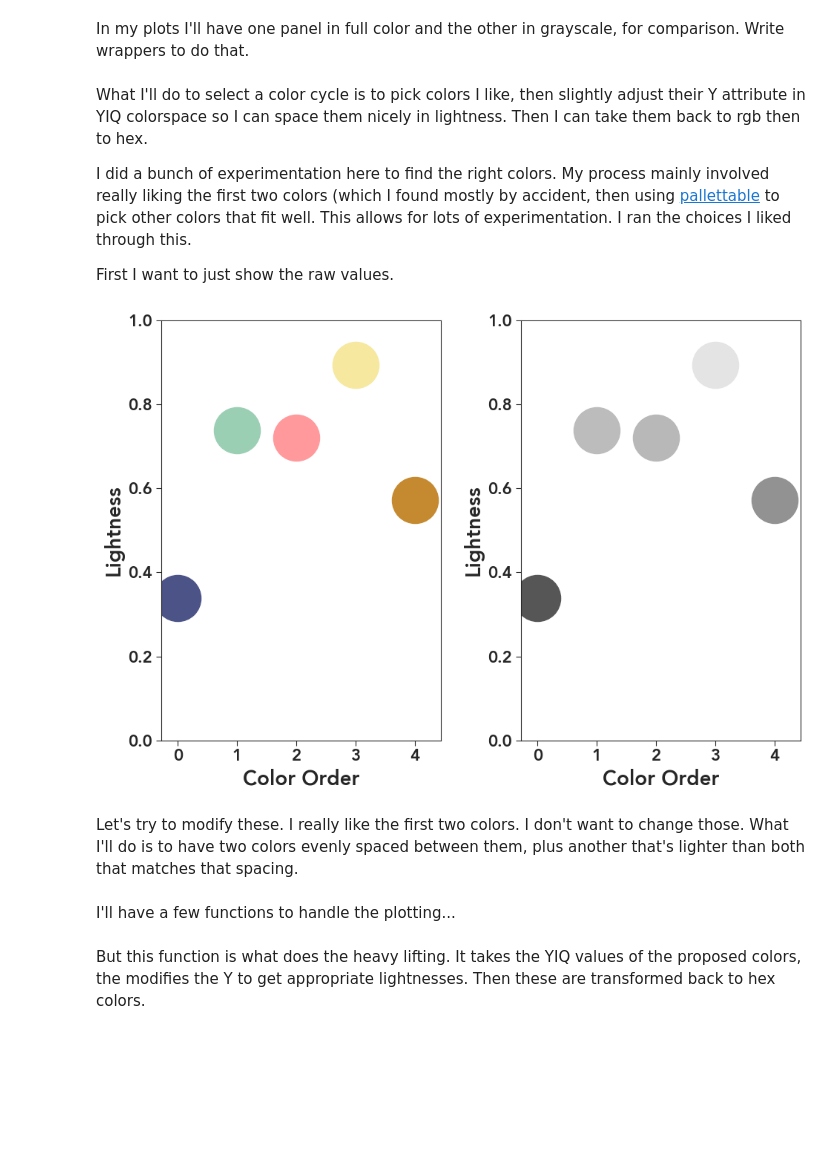
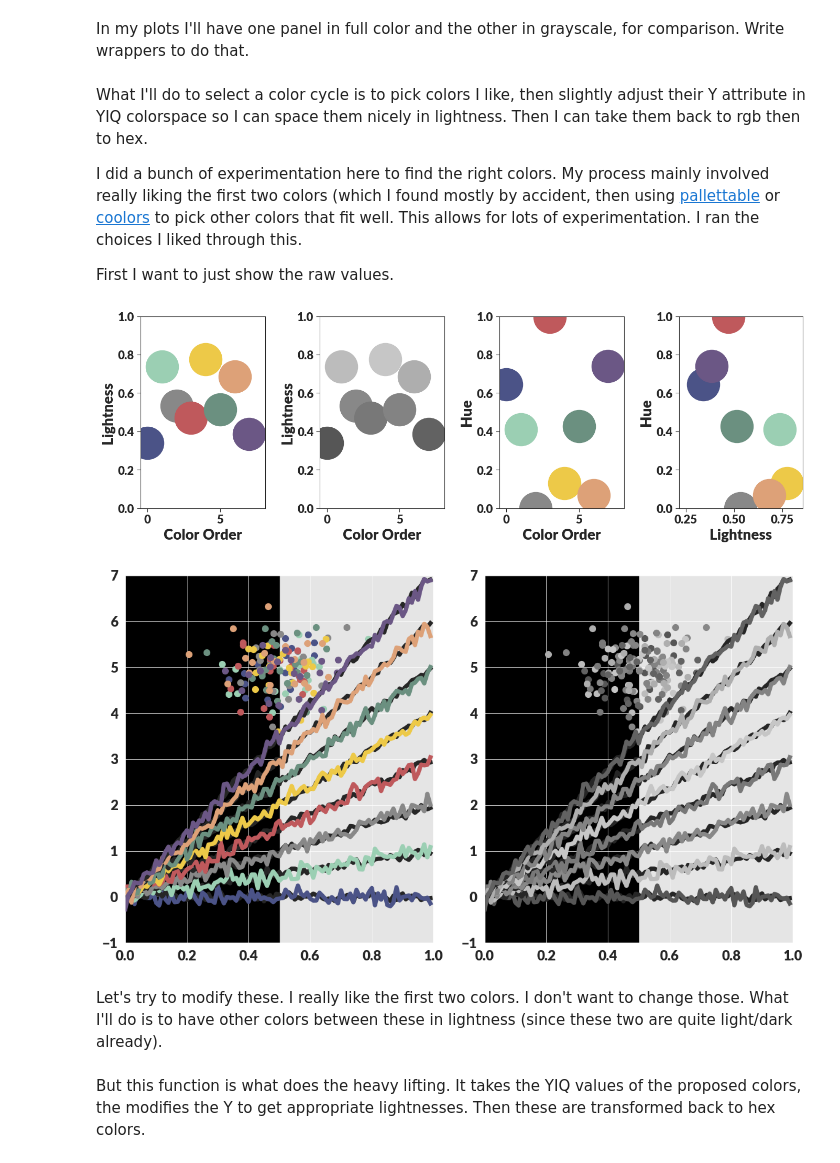
Before and after one commit to gillenbrown/betterplotlib, a Jupyter notebook: docs/colorcycle.ipynb, the cells around one changed output. Drawn from its saved outputs; the diff is of its cells as text; code cells hidden in the pictures; blank space fills up the shorter version.

Commit message:
new color cycle
required updating baseline images

```diff
--- a/docs/colorcycle.ipynb
+++ b/docs/colorcycle.ipynb
@@ -16,7 +16,7 @@ from matplotlib import colors as mpl_col
 import colorsys
 from PIL import Image
 
-bpl.presentation_style()
+bpl.set_style()
 # %% [markdown]
 I want to see what things turned to grayscale are like, which I can do with some conversions. The YIQ colorspace has visual lightness as one of the attributes, so I'll use that directly.
 # %%
@@ -26,6 +26,11 @@ def hex_to_yiq(hex_color):
 
 def hex_to_luma(hex_color):
     return hex_to_yiq(hex_color)[0]
+
+def hex_to_hue(hex_color):
+    rgb = mpl_col.hex2color(hex_color)
+    hsv = mpl_col.rgb_to_hsv(rgb)
+    return hsv[0]
 # %%
 def yiq_to_hex(y, i, q):
     rgb = colorsys.yiq_to_rgb(y, i, q)
@@ -45,6 +103,6 @@ def plot_color_and_bw(x, y, c, lw, axs):
 # %% [markdown]
 What I'll do to select a color cycle is to pick colors I like, then slightly adjust their Y attribute in YIQ colorspace so I can space them nicely in lightness. Then I can take them back to rgb then to hex.
 
-I did a bunch of experimentation here to find the right colors. My process mainly involved really liking the first two colors (which I found mostly by accident, then using [pallettable](https://www.palettable.io) to pick other colors that fit well. This allows for lots of experimentation. I ran the choices I liked through this.
+I did a bunch of experimentation here to find the right colors. My process mainly involved really liking the first two colors (which I found mostly by accident, then using [pallettable](https://www.palettable.io) or [coolors](https://coolors.co) to pick other colors that fit well. This allows for lots of experimentation. I ran the choices I liked through this.
 
 First I want to just show the raw values.
@@ -53,13 +109,23 @@ proposed_cycle = ["#4B5387", '#9BCFB3',  "#FF999C", "#F6E89E", "#C58A2F"]
-# %%
-fig, axs = bpl.subplots(ncols=2)
-for idx, c in enumerate(proposed_cycle):
-    l = hex_to_luma(c)
-    scatter_color_and_bw([idx], [l], c, 2000, axs)
-
-for ax in axs:
-    ax.set_limits(y_min=0, y_max=1)
-    ax.add_labels("Color Order", "Lightness")
-# %% [output]
-[figure, removed]
+# %%
+turquoise = '#9BCFB3'
+dark_blue = "#4B5387"
+red = "#BF595C"
+gray = "#888888"
+# %%
+# proposed_cycle = ["#4B5387", '#9BCFB3',  "#FF999C", "#F6E89E", "#C58A2F"] # old cycle
+proposed_cycle = [dark_blue,
+                  turquoise,
+                  gray,
+                  red,
+                  "#EDC948", # yellow
+                  "#6B9080", # green
+                  "#DDA178", # orange/tan
+                  "#6B5785", # purple
+                  ]
+# %%
+make_plots(proposed_cycle)
+# %% [output]
+[figure, added]
+[figure, added]
 # %% [markdown]
-Let's try to modify these. I really like the first two colors. I don't want to change those. What I'll do is to have two colors evenly spaced between them, plus another that's lighter than both that matches that spacing.
+Let's try to modify these. I really like the first two colors. I don't want to change those. What I'll do is to have other colors between these in lightness (since these two are quite light/dark already).
@@ -73,2 +131,0 @@ new_lightness_ordered = [l1, l2, l1+dl, l2+dl, l2-dl]
-# %% [markdown]
-I'll have a few functions to handle the plotting...
```
Also changed, not shown: parts of 13 cells of this notebook, 8 other files.
